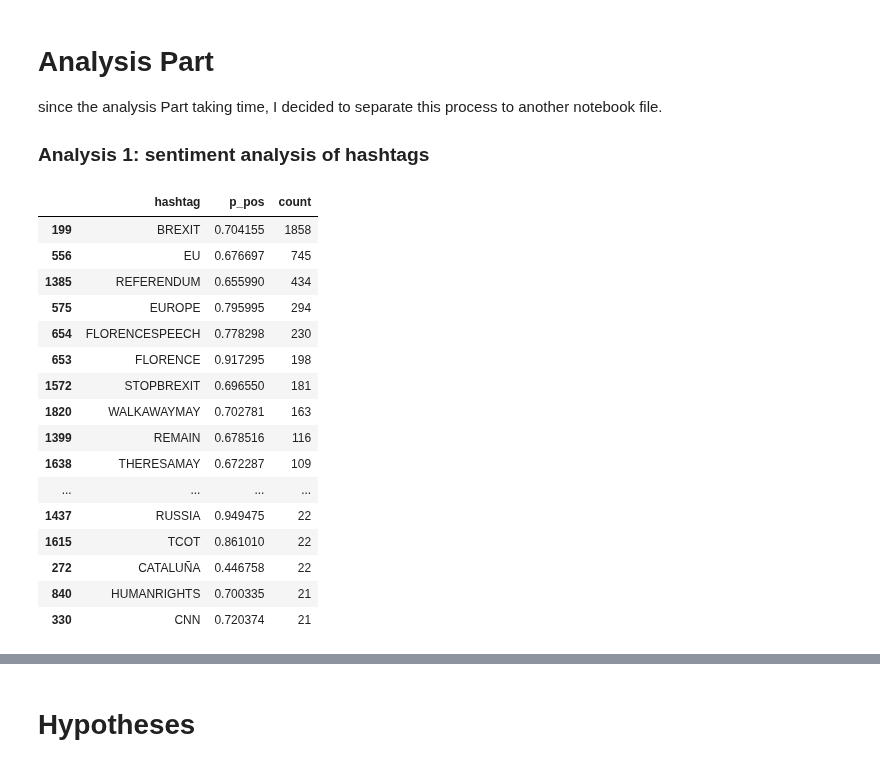
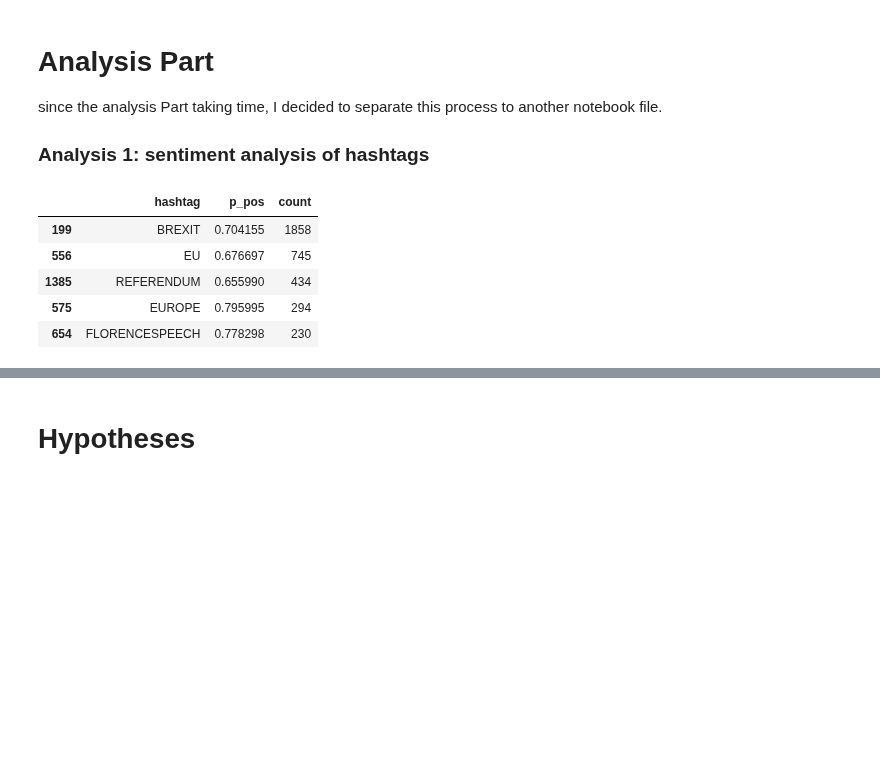
Before and after one commit to indralukmana/twitter-brexit, a Jupyter notebook: iqbal/bot_analysis.ipynb, the cells around one changed output, grey strips where cells are left out. Saved outputs shown, nothing was run; the diff lists cells and outputs as text; code cells hidden in the pictures; blank space fills up the shorter version.

Commit message:
add analysis 2

```diff
--- a/iqbal/bot_analysis.ipynb
+++ b/iqbal/bot_analysis.ipynb
@@ -123,7 +119,11 @@ sen_dat=twt_data.join(sentiment_data[['class','p_neg','p_pos']])
 compiled_data=pd.merge(sen_dat,bot_data, how='left', on=['screen_name'])
 print(len(compiled_data))
 
-#compiled_data
+
+compiled_data=compiled_data.rename(columns = {
+                            'english':'botometer'
+                           })
+old_compiled_data=compiled_data
 # %% [output]
 4369
 # %% [markdown]
@@ -137,3 +165,9 @@ since the analysis process taking time, I decided to separate this process to an
+# %%
+#compiled_data=old_compiled_data
+#df['Age'] = df.Age.replace(np.NaN, 'Is Null value')
+#compiled_data=compiled_data[pd.isnull(compiled_data['botometer'])==True]['botometer']
+
+compiled_data['botometer']=compiled_data.botometer.replace(np.NaN, 0)
 # %% [markdown]
 <h1>Analysis Part</h1>
 since the analysis Part taking time, I decided to separate this process to another notebook file.
@@ -165,25 +197,14 @@ analysis1=analysis1.rename(columns = {
                             'sentimenttag_x':'p_pos'
                            })
 # %%
-analysis1.sort_values(by=['count'], ascending=False)[0:50]
+analysis1.sort_values(by=['count'], ascending=False)[0:5]
 # %% [output]
 |  | hashtag | p_pos | count |
 | 199 | BREXIT | 0.704155 | 1858 |
 | 556 | EU | 0.676697 | 745 |
 | 1385 | REFERENDUM | 0.655990 | 434 |
 | 575 | EUROPE | 0.795995 | 294 |
 | 654 | FLORENCESPEECH | 0.778298 | 230 |
-| 653 | FLORENCE | 0.917295 | 198 |
-| 1572 | STOPBREXIT | 0.696550 | 181 |
-| 1820 | WALKAWAYMAY | 0.702781 | 163 |
-| 1399 | REMAIN | 0.678516 | 116 |
-| 1638 | THERESAMAY | 0.672287 | 109 |
-| ... | ... | ... | ... |
-| 1437 | RUSSIA | 0.949475 | 22 |
-| 1615 | TCOT | 0.861010 | 22 |
-| 272 | CATALUÑA | 0.446758 | 22 |
-| 840 | HUMANRIGHTS | 0.700335 | 21 |
-| 330 | CNN | 0.720374 | 21 |
 # %%
 #len(compiled_data[pd.isnull(compiled_data['retweeted_status'])==True])
 #compiled_data[pd.isnull(compiled_data['english'])==True]
```
Also changed, not shown: parts of 12 cells of this notebook.
